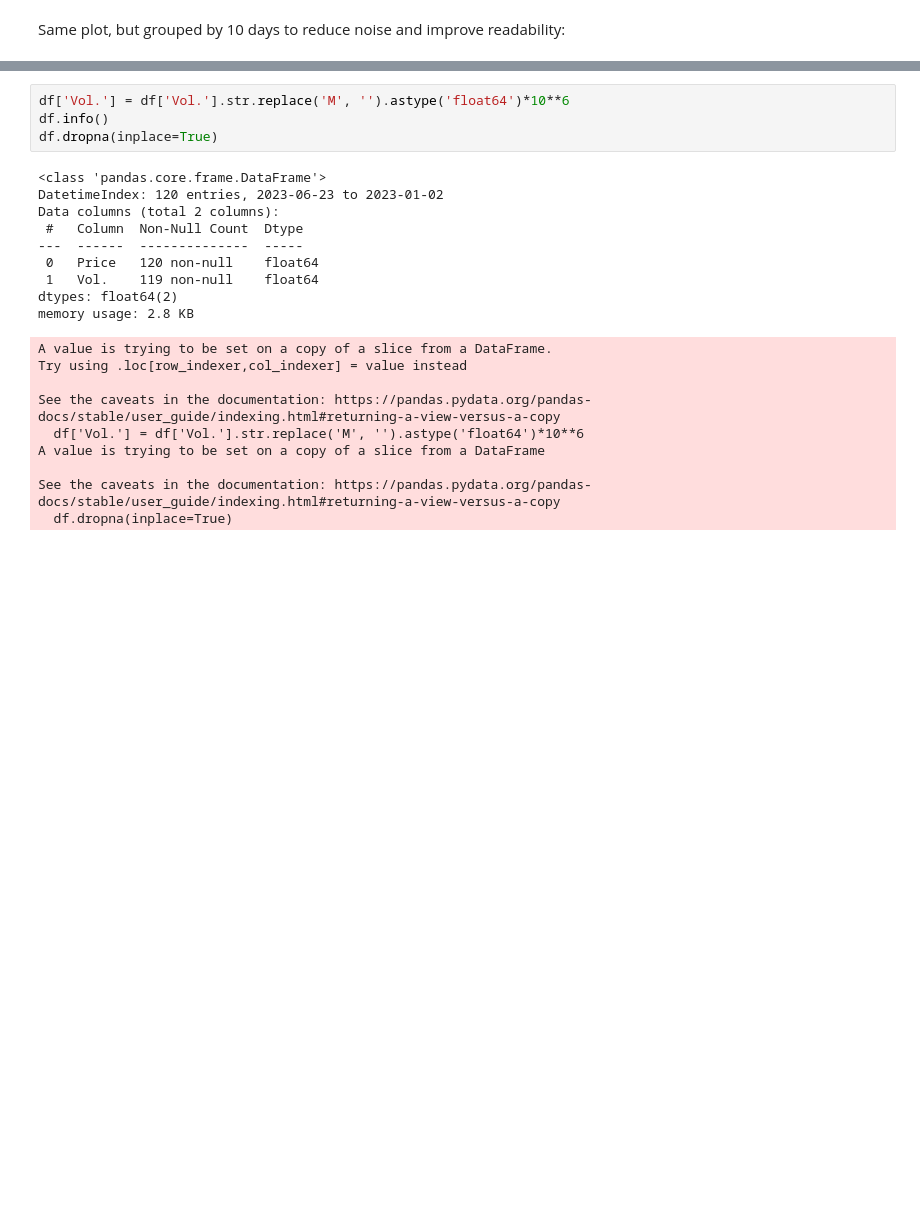
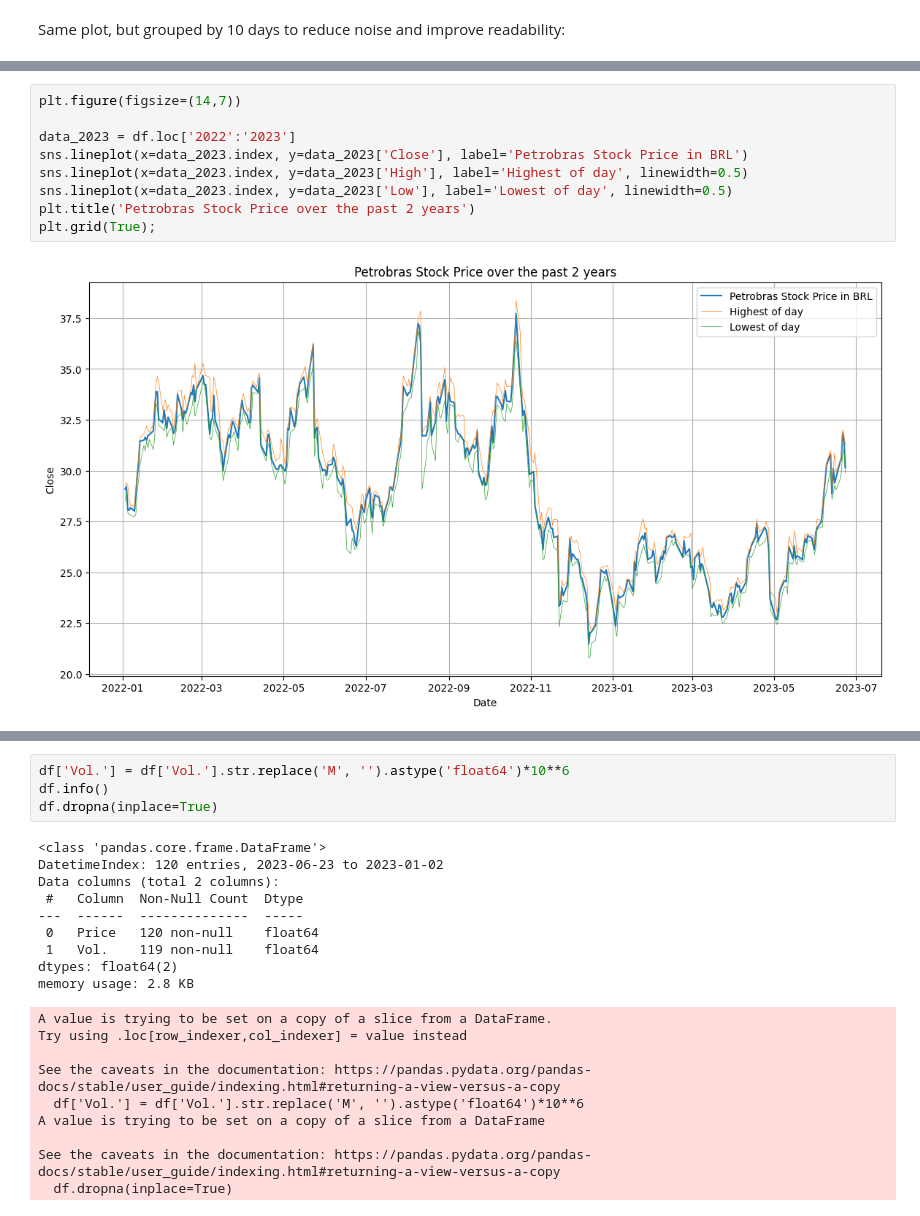
Before and after one commit to up841068/petropredict, a Jupyter notebook: PBR_predictive_model/notebooks/predictions.ipynb, the cells around one changed output, grey strips where cells are left out. Cells and saved outputs as stored; diff of their text form; blank space fills up the shorter version.

Commit message:
Fixed yet another issue with dataset and updated data folders, also worked in main predictive notebook

```diff
--- a/PBR_predictive_model/notebooks/predictions.ipynb
+++ b/PBR_predictive_model/notebooks/predictions.ipynb
@@ -71,0 +93,11 @@ plt.grid(True)
+# %%
+plt.figure(figsize=(14,7))
+
+data_2023 = df.loc['2022':'2023']
+sns.lineplot(x=data_2023.index, y=data_2023['Close'], label='Petrobras Stock Price in BRL')
+sns.lineplot(x=data_2023.index, y=data_2023['High'], label='Highest of day', linewidth=0.5)
+sns.lineplot(x=data_2023.index, y=data_2023['Low'], label='Lowest of day', linewidth=0.5)
+plt.title('Petrobras Stock Price over the past 2 years')
+plt.grid(True);
+# %% [output]
+[figure, added]
```
Also changed, not shown: parts of 33 cells of this notebook, 2 other files.
